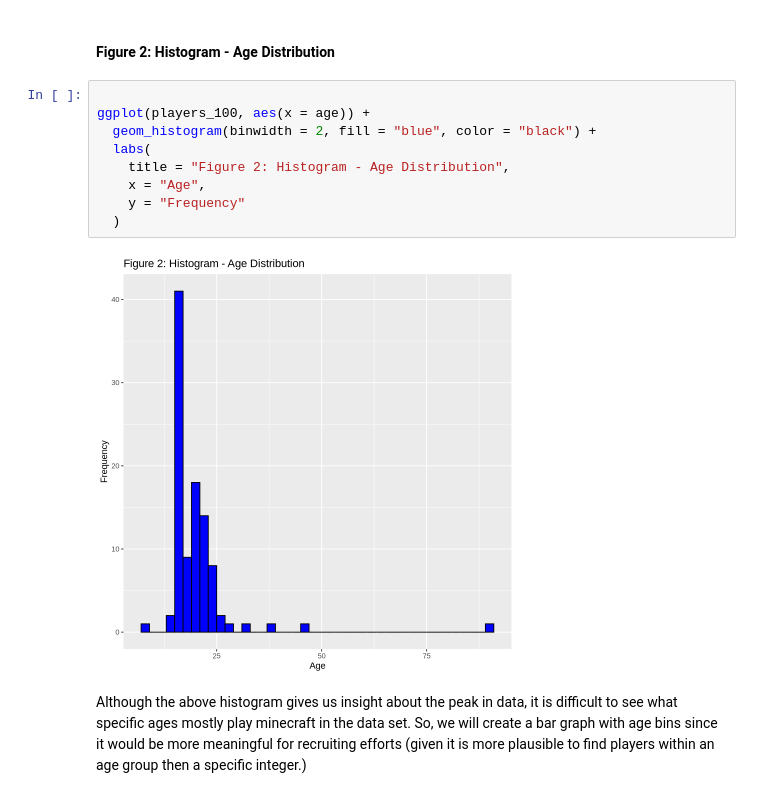
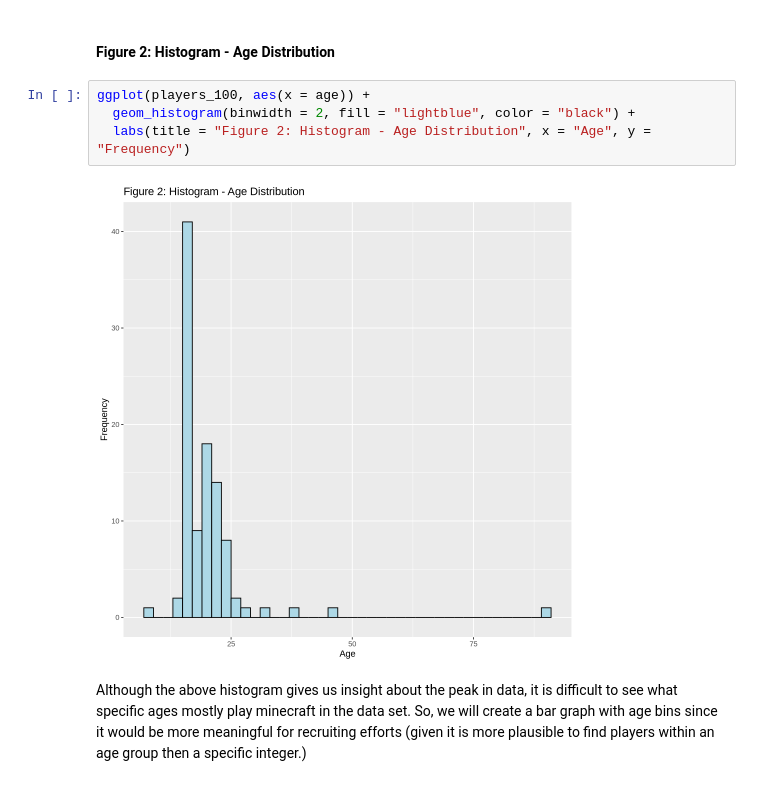
Before and after one commit to leenzeidan/minecraft_project, a Jupyter notebook: Minecraft_Playtime_Analysis_Refined_R.ipynb, the cells around one changed output. Saved outputs shown, nothing was run; the diff lists cells and outputs as text.

```diff
--- a/Minecraft_Playtime_Analysis_Refined_R.ipynb
+++ b/Minecraft_Playtime_Analysis_Refined_R.ipynb
@@ -164,16 +154,11 @@ Although we can see the clustered points of the data, in order to see examine th
 # %% [markdown]
 #### Figure 2: Histogram - Age Distribution
 # %%
-
 ggplot(players_100, aes(x = age)) +
-  geom_histogram(binwidth = 2, fill = "blue", color = "black") +
-  labs(
-    title = "Figure 2: Histogram - Age Distribution",
-    x = "Age",
-    y = "Frequency"
-  )
+  geom_histogram(binwidth = 2, fill = "lightblue", color = "black") +
+  labs(title = "Figure 2: Histogram - Age Distribution", x = "Age", y = "Frequency")
 # %% [output]
-[figure, old version]
+[figure, new version]
 # %% [markdown]
 Although the above histogram gives us insight about the peak in data, it is difficult to see what specific ages mostly play minecraft in the data set. So, we will create a bar graph with age bins since it would be more meaningful for recruiting efforts (given it is more plausible to find players within an age group then a specific integer.)
 # %%
```
Also changed, not shown: parts of 22 cells of this notebook.
